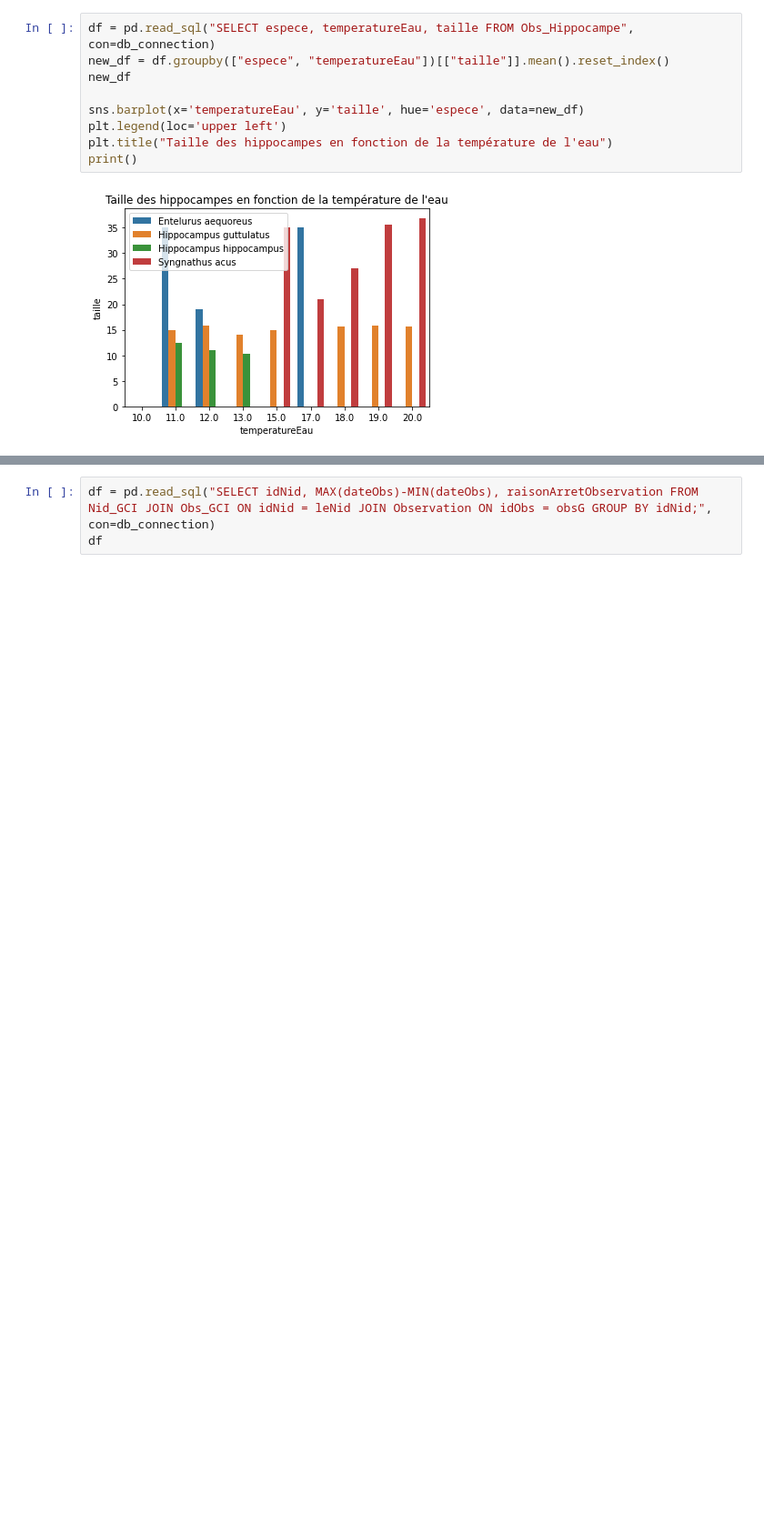
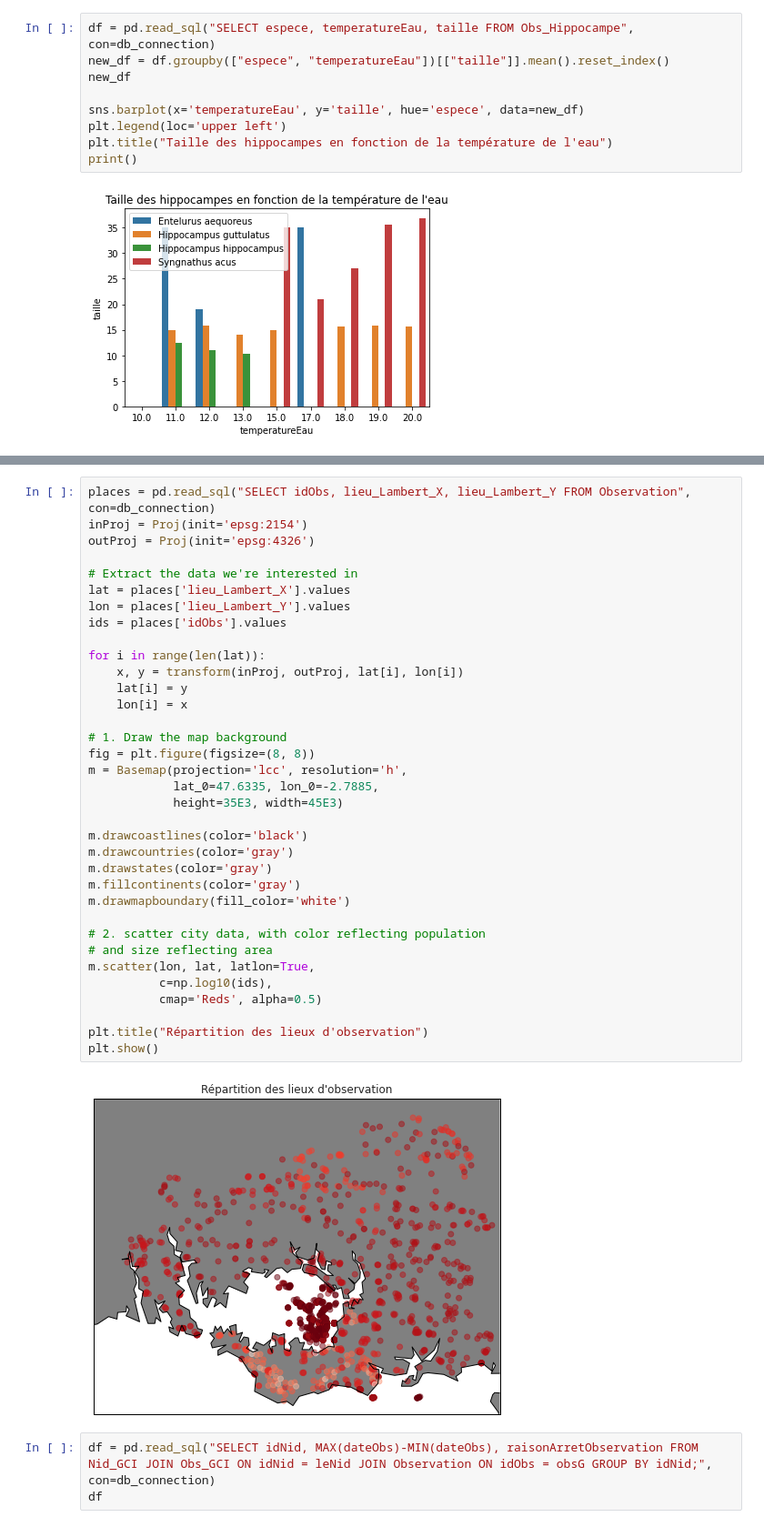
Before and after one commit to augustin-pasq/sae-pnr, a Jupyter notebook: Analyse/PNR_Analyse.ipynb, the cells around one changed output, grey strips where cells are left out. Shown at 91% size. Drawn from its saved outputs; the diff is of its cells as text; blank space fills up the shorter version.

Commit message:
ajout de la carte des lieux d'observation

```diff
--- a/Analyse/PNR_Analyse.ipynb
+++ b/Analyse/PNR_Analyse.ipynb
@@ -66,3 +94,40 @@ print()
+# %%
+places = pd.read_sql("SELECT idObs, lieu_Lambert_X, lieu_Lambert_Y FROM Observation", con=db_connection)
+inProj = Proj(init='epsg:2154')
+outProj = Proj(init='epsg:4326')
+
+# Extract the data we're interested in
+lat = places['lieu_Lambert_X'].values
+lon = places['lieu_Lambert_Y'].values
+ids = places['idObs'].values
+
+for i in range(len(lat)):
+    x, y = transform(inProj, outProj, lat[i], lon[i])
+    lat[i] = y
+    lon[i] = x
+
+# 1. Draw the map background
+fig = plt.figure(figsize=(8, 8))
+m = Basemap(projection='lcc', resolution='h',
+            lat_0=47.6335, lon_0=-2.7885,
+            height=35E3, width=45E3)
+
+m.drawcoastlines(color='black')
+m.drawcountries(color='gray')
+m.drawstates(color='gray')
+m.fillcontinents(color='gray')
+m.drawmapboundary(fill_color='white')
+
+# 2. scatter city data, with color reflecting population
+# and size reflecting area
+m.scatter(lon, lat, latlon=True,
+          c=np.log10(ids),
+          cmap='Reds', alpha=0.5)
+
+plt.title("Répartition des lieux d'observation")
+plt.show()
+# %% [output]
+[figure, added]
 # %%
 df = pd.read_sql("SELECT idNid, MAX(dateObs)-MIN(dateObs), raisonArretObservation FROM Nid_GCI JOIN Obs_GCI ON idNid = leNid JOIN Observation ON idObs = obsG GROUP BY idNid;", con=db_connection)
 df
```
Also changed, not shown: parts of 3 cells of this notebook.
